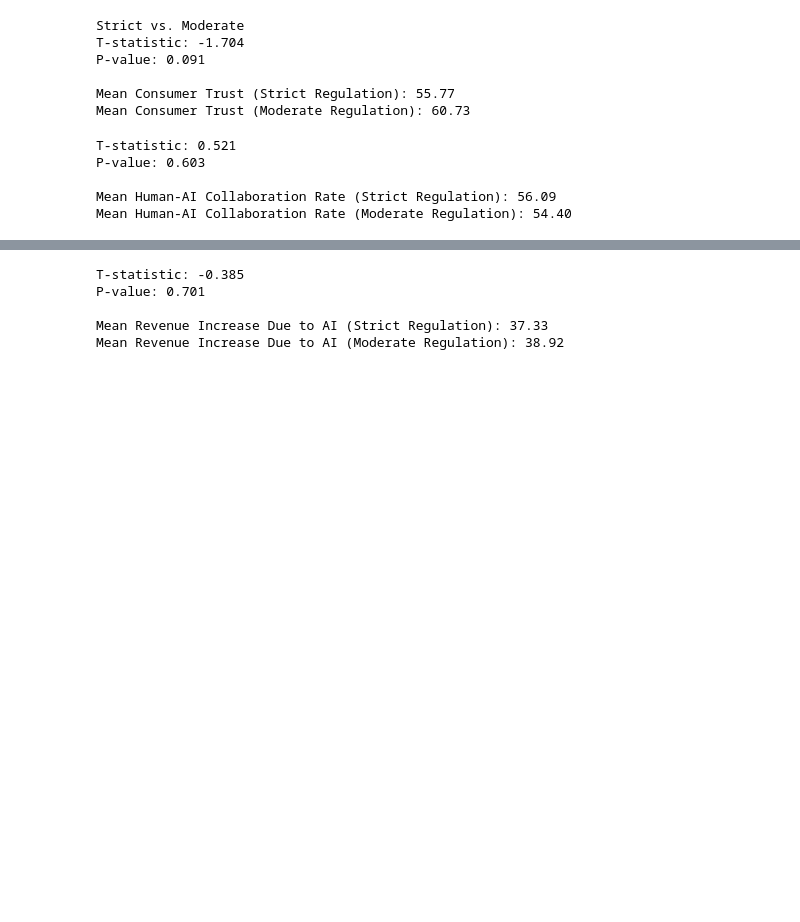
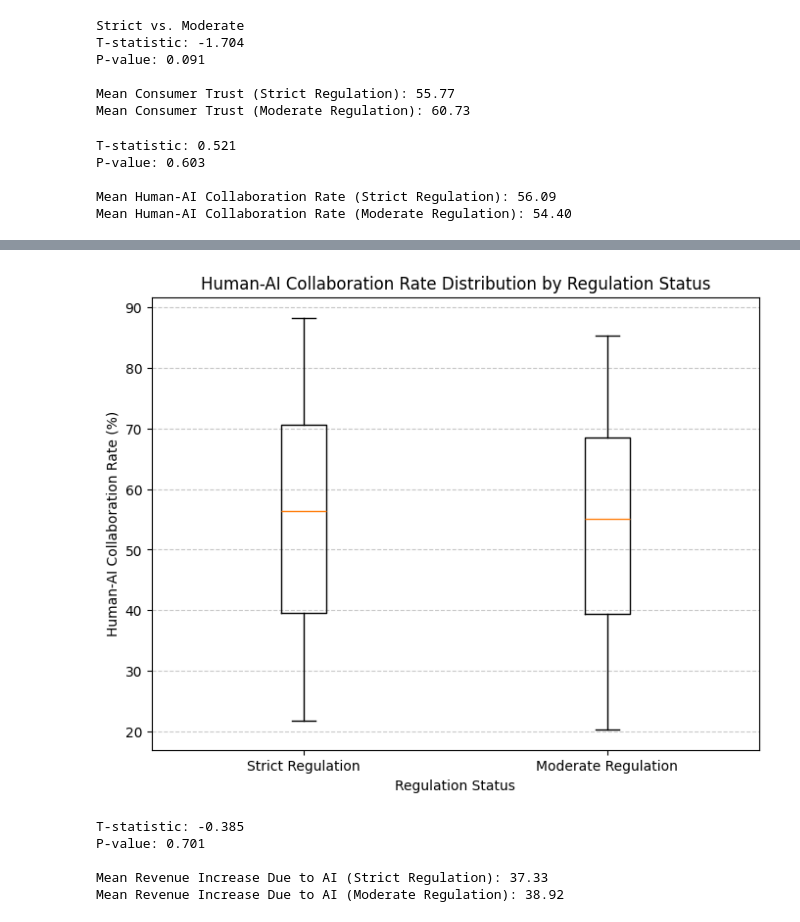
Before and after one commit to SamanthaGoldhammer/FTI_Project1, a Jupyter notebook: Welcome_To_Colab.ipynb, the cells around one changed output, grey strips where cells are left out. Drawn from its saved outputs; the diff is of its cells as text; code cells hidden in the pictures; blank space fills up the shorter version.

```diff
--- a/Welcome_To_Colab.ipynb
+++ b/Welcome_To_Colab.ipynb
@@ -296,3 +320,13 @@ Mean Human-AI Collaboration Rate (Moderate Regulation): 54.40
+# %%
+plt.figure(figsize=(8, 6))
+plt.boxplot([strict_regulation_collaboration, moderate_regulation_collaboration], tick_labels=regulation_labels)
+plt.title('Human-AI Collaboration Rate Distribution by Regulation Status')
+plt.xlabel('Regulation Status')
+plt.ylabel('Human-AI Collaboration Rate (%)')
+plt.grid(axis='y', linestyle='--', alpha=0.7)
+plt.show()
+# %% [output]
+[figure, added]
 # %%
 from scipy import stats
 
```
Also changed, not shown: parts of 2 cells of this notebook.
